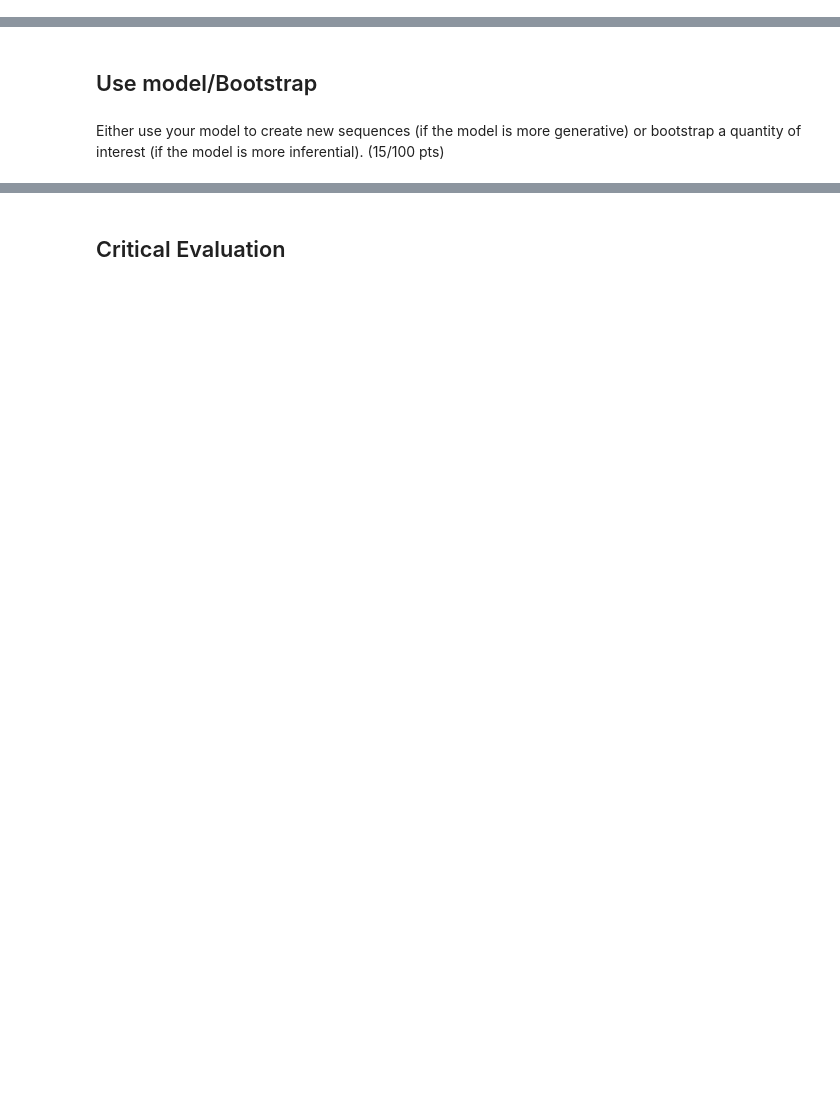
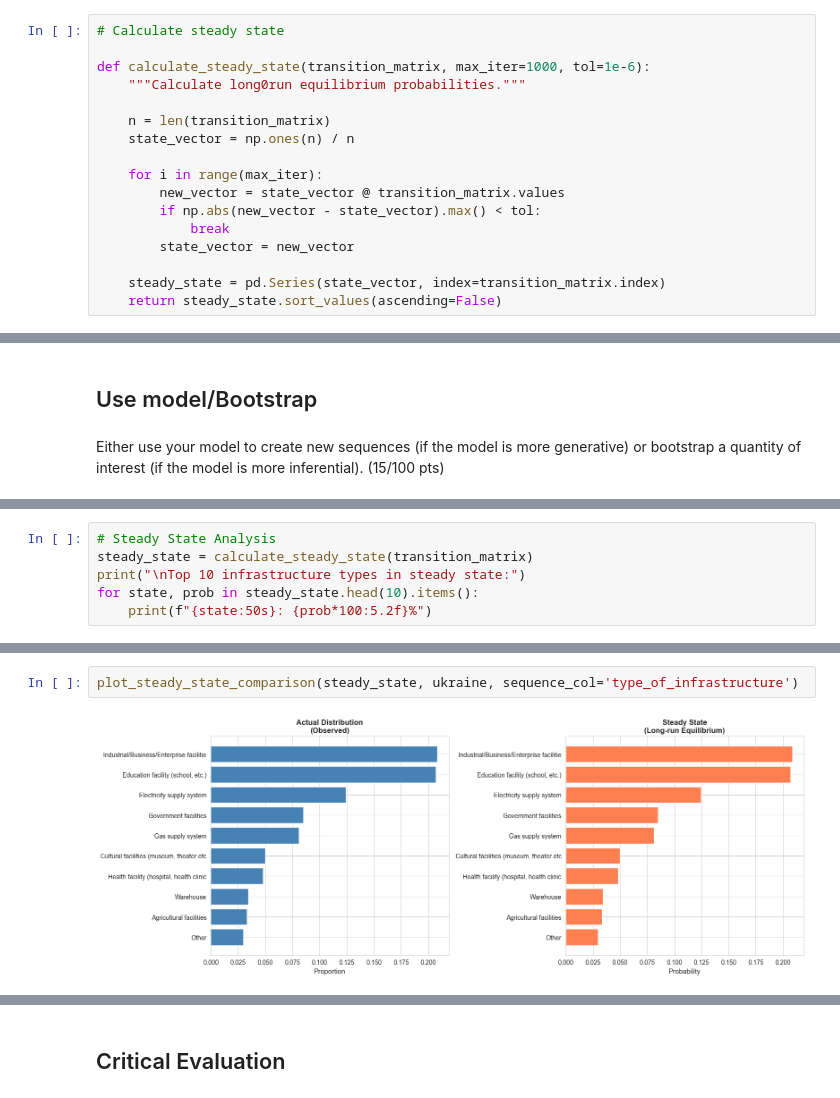
Before and after one commit to ssegaloff/UU_project_1, a Jupyter notebook: Project1_Ukraine.ipynb, the cells around one changed output, grey strips where cells are left out. Cells and saved outputs as stored; diff of their text form; blank space fills up the shorter version.

Commit message:
markov chain analysis

```diff
--- a/Project1_Ukraine.ipynb
+++ b/Project1_Ukraine.ipynb
@@ -291,0 +366,17 @@ Records with missing event dates: 6,351 (26.17%)
+# %%
+# Calculate steady state
+
+def calculate_steady_state(transition_matrix, max_iter=1000, tol=1e-6):
+    """Calculate long0run equilibrium probabilities."""
+
+    n = len(transition_matrix)
+    state_vector = np.ones(n) / n
+
+    for i in range(max_iter):
+        new_vector = state_vector @ transition_matrix.values
+        if np.abs(new_vector - state_vector).max() < tol:
+            break
+        state_vector = new_vector
+
+    steady_state = pd.Series(state_vector, index=transition_matrix.index)
+    return steady_state.sort_values(ascending=False)
@@ -344,0 +559,6 @@ Either use your model to create new sequences (if the model is more generative)
+# %%
+# Steady State Analysis
+steady_state = calculate_steady_state(transition_matrix)
+print("\nTop 10 infrastructure types in steady state:")
+for state, prob in steady_state.head(10).items():
+    print(f"{state:50s}: {prob*100:5.2f}%")
@@ -344,0 +609,4 @@ Either use your model to create new sequences (if the model is more generative)
+# %%
+plot_steady_state_comparison(steady_state, ukraine, sequence_col='type_of_infrastructure')
+# %% [output]
+[figure, added]
```
Also changed, not shown: parts of 20 cells of this notebook.
